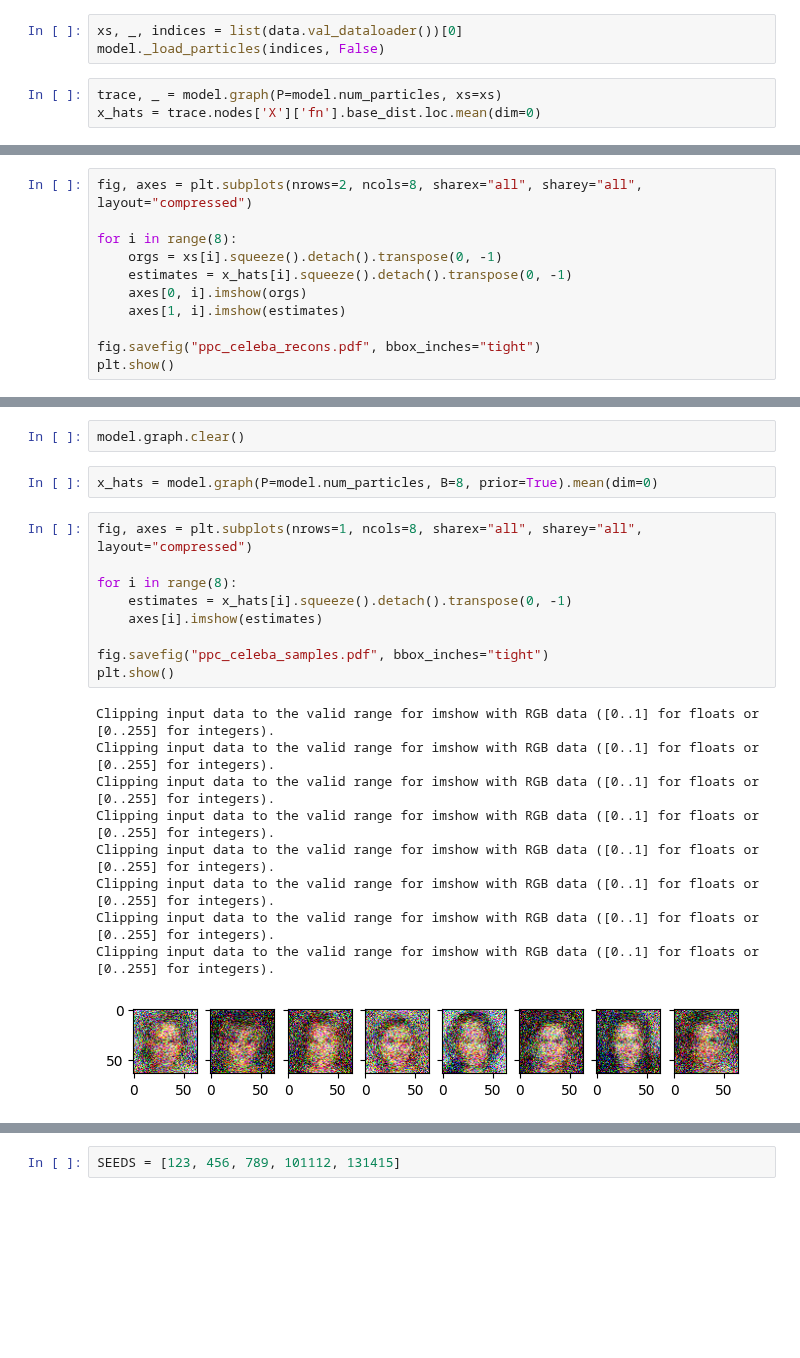
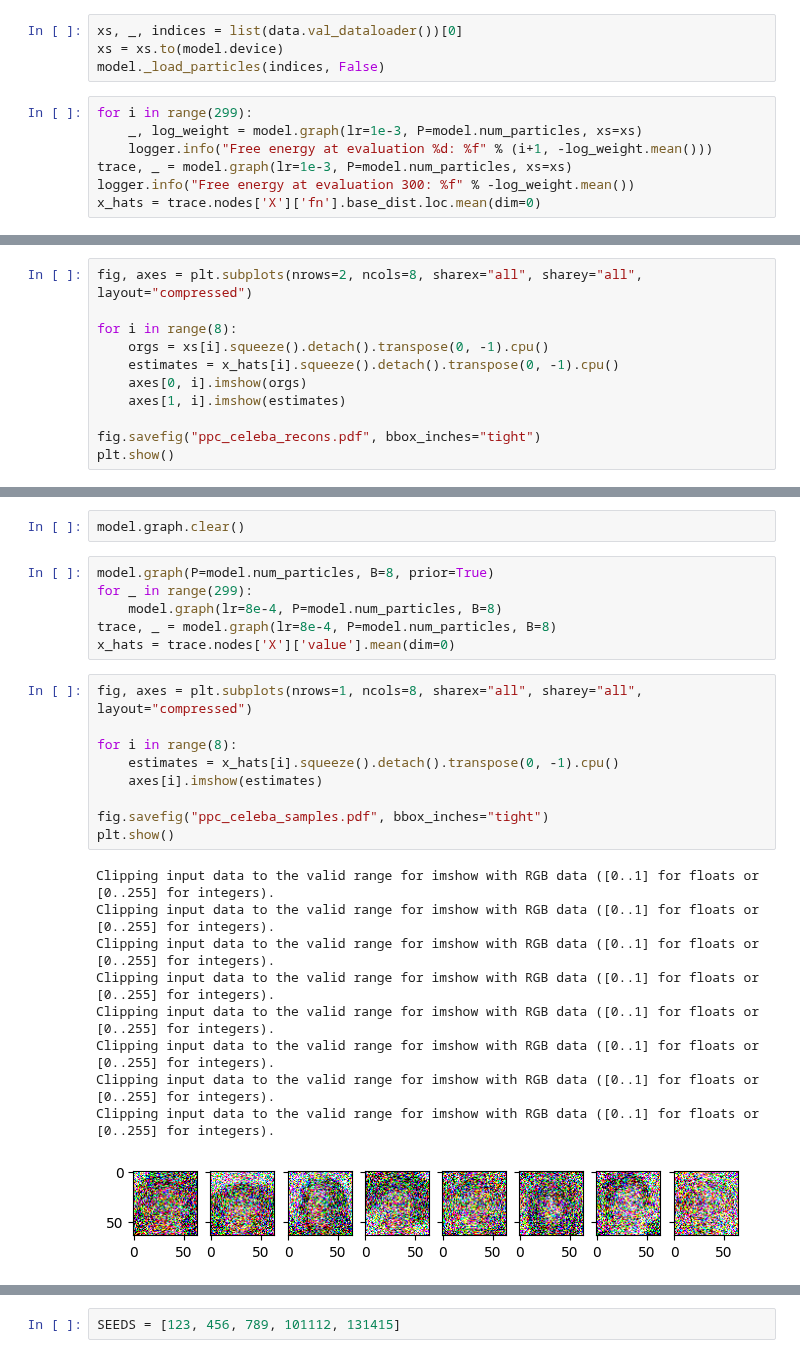
Before and after one commit to esennesh/dcpc_paper, a Jupyter notebook: experiments/ppc_celeba_eval.ipynb, the cells around one changed output, grey strips where cells are left out. Cells and saved outputs as stored; diff of their text form; blank space fills up the shorter version.

```diff
--- a/experiments/ppc_celeba_eval.ipynb
+++ b/experiments/ppc_celeba_eval.ipynb
@@ -65,6 +80,11 @@ ParticleDict(  (z): Parameter containing: [torch.FloatTensor of size 4x19867x40]
 # %%
 xs, _, indices = list(data.val_dataloader())[0]
+xs = xs.to(model.device)
 model._load_particles(indices, False)
 # %%
-trace, _ = model.graph(P=model.num_particles, xs=xs)
+for i in range(299):
+    _, log_weight = model.graph(lr=1e-3, P=model.num_particles, xs=xs)
+    logger.info("Free energy at evaluation %d: %f" % (i+1, -log_weight.mean()))
+trace, _ = model.graph(lr=1e-3, P=model.num_particles, xs=xs)
+logger.info("Free energy at evaluation 300: %f" % -log_weight.mean())
 x_hats = trace.nodes['X']['fn'].base_dist.loc.mean(dim=0)
@@ -74,8 +112,8 @@ import matplotlib.pyplot as plt
 fig, axes = plt.subplots(nrows=2, ncols=8, sharex="all", sharey="all", layout="compressed")
 
 for i in range(8):
-    orgs = xs[i].squeeze().detach().transpose(0, -1)
-    estimates = x_hats[i].squeeze().detach().transpose(0, -1)
+    orgs = xs[i].squeeze().detach().transpose(0, -1).cpu()
+    estimates = x_hats[i].squeeze().detach().transpose(0, -1).cpu()
     axes[0, i].imshow(orgs)
     axes[1, i].imshow(estimates)
 
@@ -96,25 +130,29 @@ del x_hats
 # %%
 model.graph.clear()
 # %%
-x_hats = model.graph(P=model.num_particles, B=8, prior=True).mean(dim=0)
+model.graph(P=model.num_particles, B=8, prior=True)
+for _ in range(299):
+    model.graph(lr=8e-4, P=model.num_particles, B=8)
+trace, _ = model.graph(lr=8e-4, P=model.num_particles, B=8)
+x_hats = trace.nodes['X']['value'].mean(dim=0)
 # %%
 fig, axes = plt.subplots(nrows=1, ncols=8, sharex="all", sharey="all", layout="compressed")
 
 for i in range(8):
-    estimates = x_hats[i].squeeze().detach().transpose(0, -1)
+    estimates = x_hats[i].squeeze().detach().transpose(0, -1).cpu()
     axes[i].imshow(estimates)
 
 fig.savefig("ppc_celeba_samples.pdf", bbox_inches="tight")
 plt.show()
 # %% [output]
 Clipping input data to the valid range for imshow with RGB data ([0..1] for floats or [0..255] for integers).
 Clipping input data to the valid range for imshow with RGB data ([0..1] for floats or [0..255] for integers).
 Clipping input data to the valid range for imshow with RGB data ([0..1] for floats or [0..255] for integers).
 Clipping input data to the valid range for imshow with RGB data ([0..1] for floats or [0..255] for integers).
 Clipping input data to the valid range for imshow with RGB data ([0..1] for floats or [0..255] for integers).
 Clipping input data to the valid range for imshow with RGB data ([0..1] for floats or [0..255] for integers).
 Clipping input data to the valid range for imshow with RGB data ([0..1] for floats or [0..255] for integers).
 Clipping input data to the valid range for imshow with RGB data ([0..1] for floats or [0..255] for integers).
-[figure, old version]
+[figure, new version]
 # %%
 del x_hats
```
Also changed, not shown: parts of 7 cells of this notebook, 1 other file.
